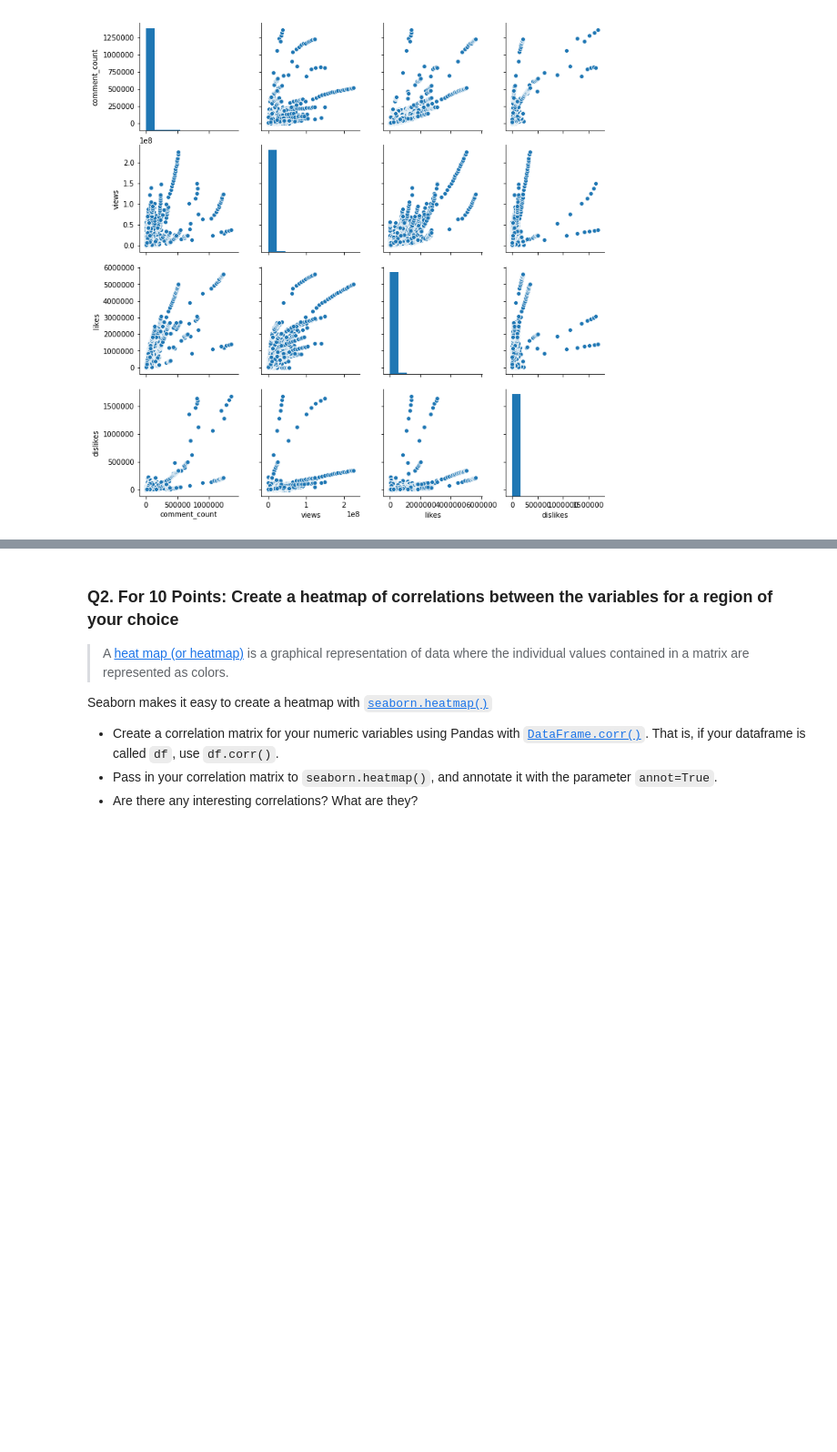
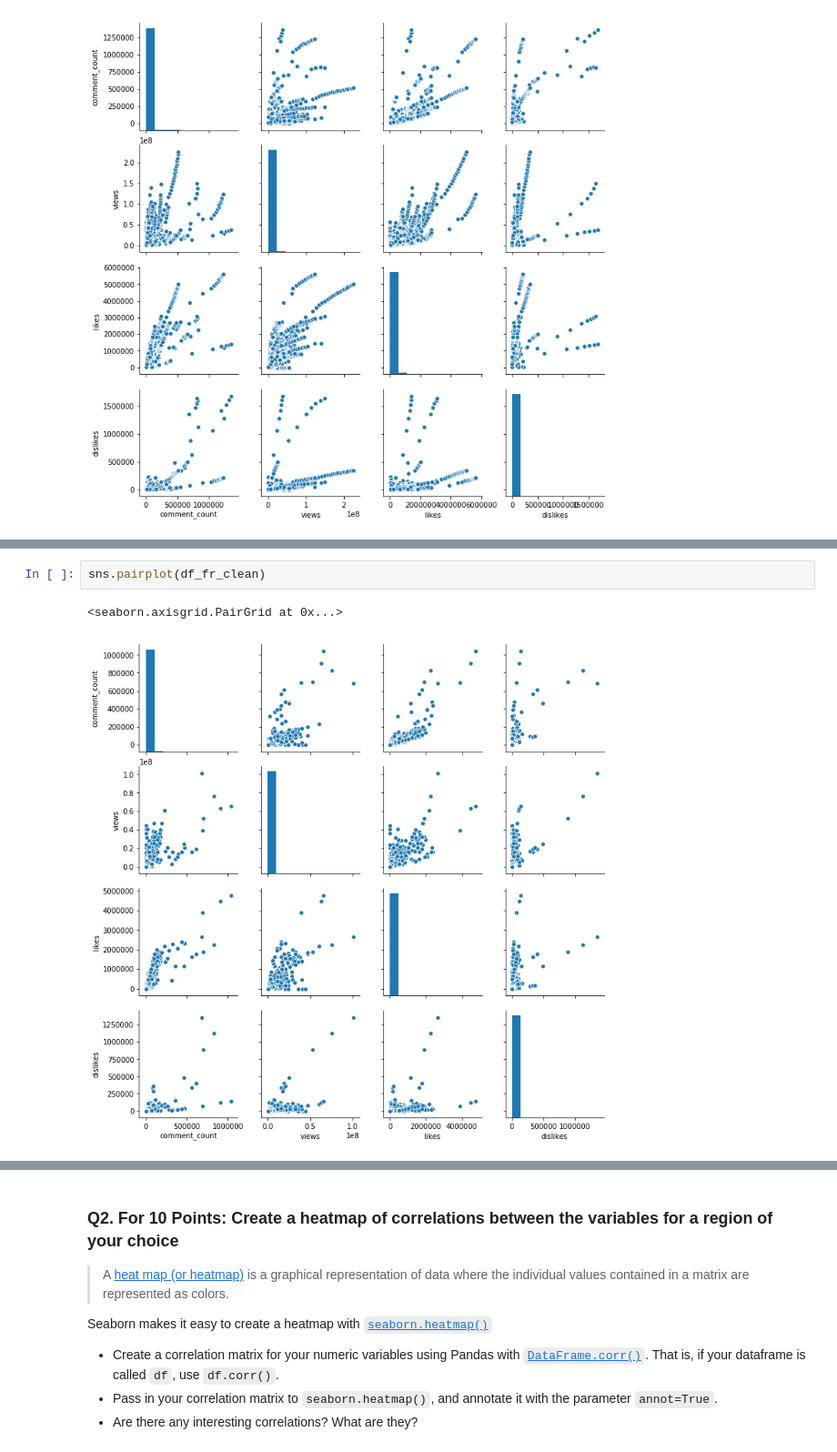
Before and after one commit to tengdann/si618, a Jupyter notebook: 618_HW4.ipynb, the cells around one changed output, grey strips where cells are left out. Shown at 91% size. Drawn from its saved outputs; the diff is of its cells as text; blank space fills up the shorter version.

```diff
--- a/618_HW4.ipynb
+++ b/618_HW4.ipynb
@@ -77,0 +93,5 @@ sns.pairplot(df_us_clean)
+# %%
+sns.pairplot(df_fr_clean)
+# %% [output]
+<seaborn.axisgrid.PairGrid at 0x...>
+[figure, added]
```
Also changed, not shown: parts of 11 cells of this notebook, 1 other file.
